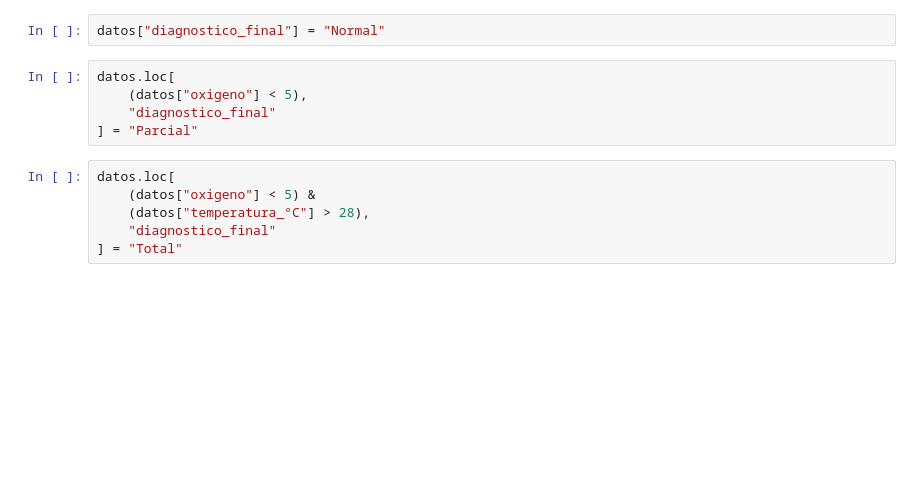
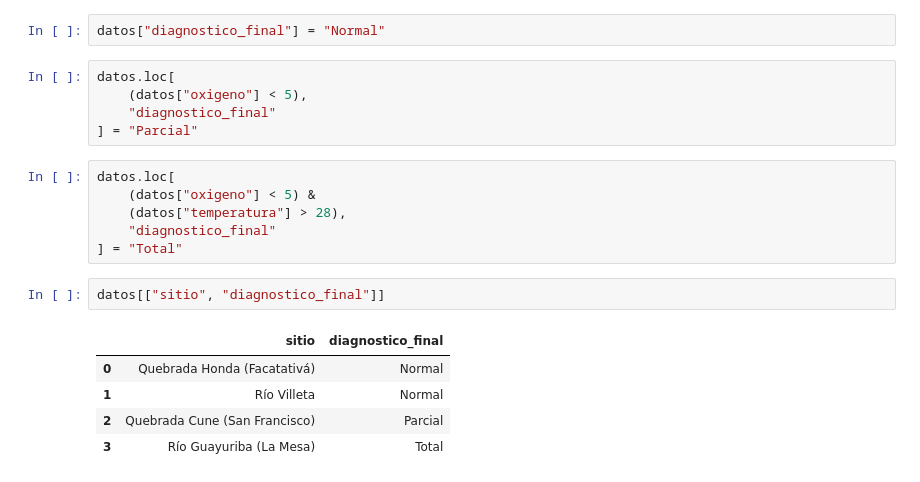
Before and after one commit to UdeC-Ambiental/4-condicionales-2026_1_yajaira, a Jupyter notebook: notebooks/reto4_integracion.ipynb, the cells around one changed output. Cells and saved outputs as stored; diff of their text form; blank space fills up the shorter version.

```diff
--- a/notebooks/reto4_integracion.ipynb
+++ b/notebooks/reto4_integracion.ipynb
@@ -68,6 +68,14 @@ datos.loc[
 # %%
 datos.loc[
     (datos["oxigeno"] < 5) &
-    (datos["temperatura_°C"] > 28),
+    (datos["temperatura"] > 28),
     "diagnostico_final"
 ] = "Total"
+# %%
+datos[["sitio", "diagnostico_final"]]
+# %% [output]
+|  | sitio | diagnostico_final |
+| 0 | Quebrada Honda (Facatativá) | Normal |
+| 1 | Río Villeta | Normal |
+| 2 | Quebrada Cune (San Francisco) | Parcial |
+| 3 | Río Guayuriba (La Mesa) | Total |
```
Also changed, not shown: parts of 4 cells of this notebook, 1 other file.
